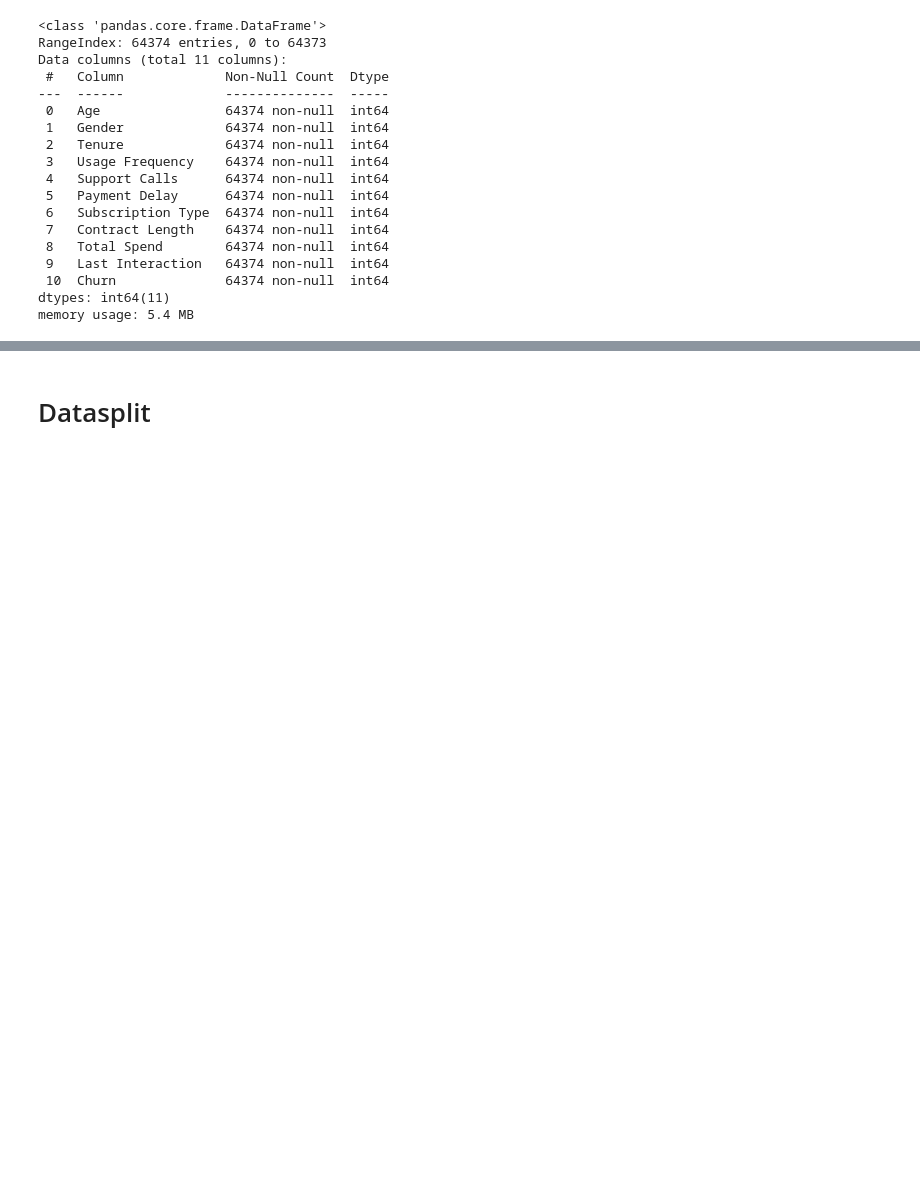
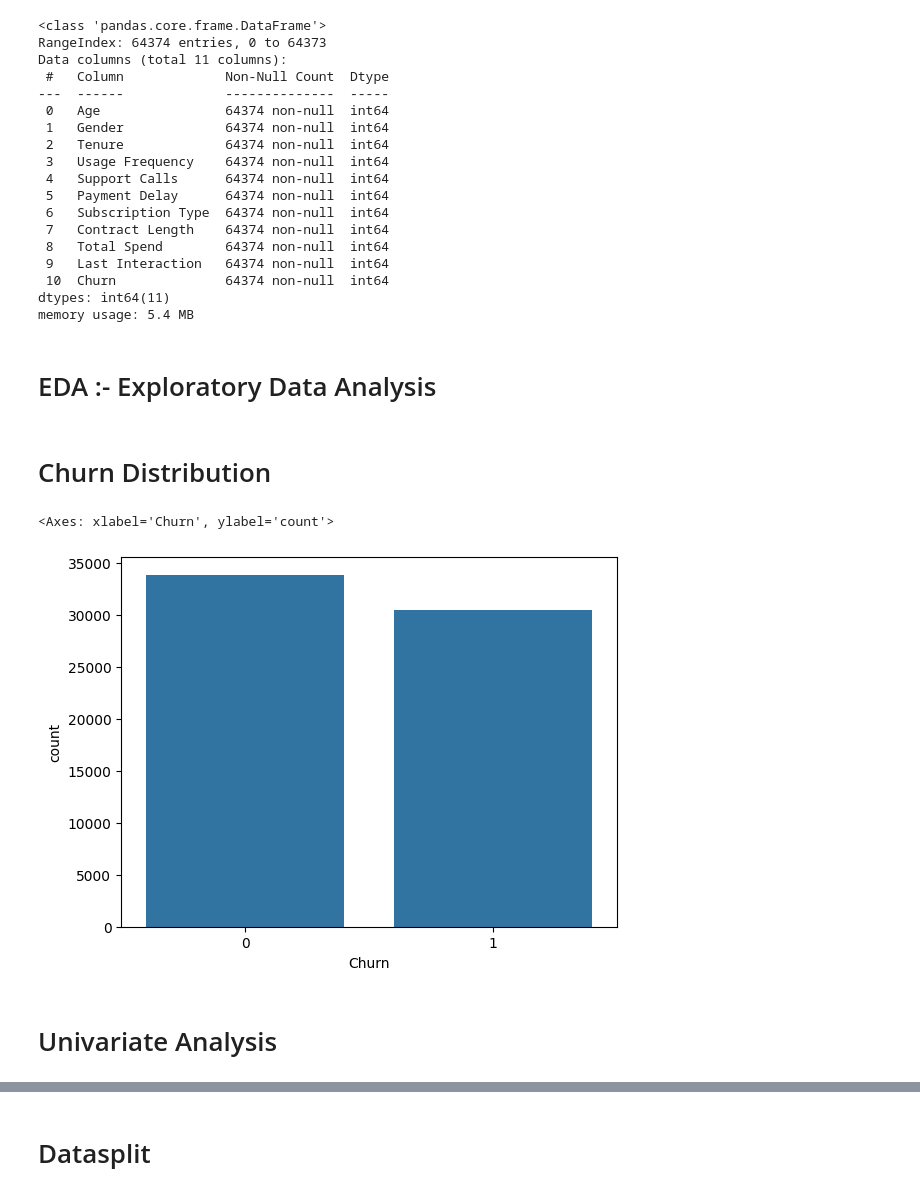
Before and after one commit to Rahul107213/Machine-Learning-Project, a Jupyter notebook: churn_prediction.ipynb, the cells around one changed output, grey strips where cells are left out. Cells and saved outputs as stored; diff of their text form; code cells hidden in the pictures; blank space fills up the shorter version.

```diff
--- a/churn_prediction.ipynb
+++ b/churn_prediction.ipynb
@@ -117,3 +119,14 @@ Data columns (total 11 columns):
  10  Churn              64374 non-null  int64
 dtypes: int64(11)
 memory usage: 5.4 MB
+# %% [markdown]
+#  EDA :- Exploratory Data Analysis
+# %% [markdown]
+# Churn Distribution
+# %%
+sn.countplot(x='Churn',data = F2)
+# %% [output]
+<Axes: xlabel='Churn', ylabel='count'>
+[figure, added]
+# %% [markdown]
+# Univariate Analysis
```
Also changed, not shown: parts of 16 cells of this notebook.
